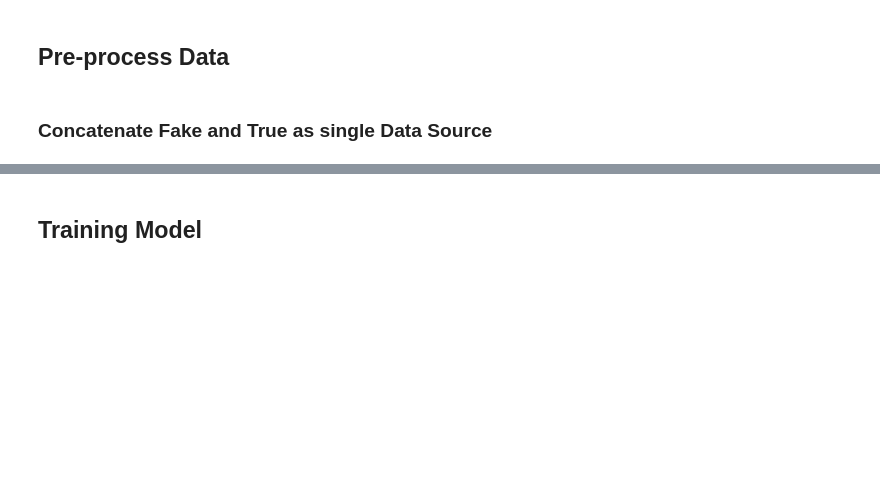
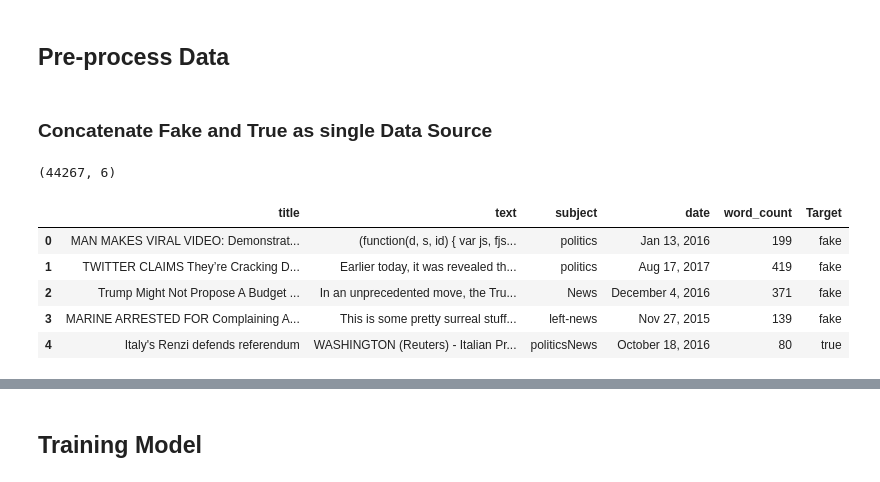
Before and after one commit to JessieLuo/AppliedMachineLearning, a Jupyter notebook: fakeNewsDetection.ipynb, the cells around one changed output, grey strips where cells are left out. Drawn from its saved outputs; the diff is of its cells as text; code cells hidden in the pictures; blank space fills up the shorter version.

```diff
--- a/fakeNewsDetection.ipynb
+++ b/fakeNewsDetection.ipynb
@@ -165,0 +222,13 @@ plt.show()
+# %%
+# concate them together and mix in random
+news_df = pd.concat([fake_df, true_df]).sample(frac=1).reset_index(drop=True)
+print(news_df.shape)
+news_df.head()
+# %% [output]
+(44267, 6)
+|  | title | text | subject | date | word_count | Target |
+| 0 | MAN MAKES VIRAL VIDEO: Demonstrat... | (function(d, s, id) { var js, fjs... | politics | Jan 13, 2016 | 199 | fake |
+| 1 | TWITTER CLAIMS They’re Cracking D... | Earlier today, it was revealed th... | politics | Aug 17, 2017 | 419 | fake |
+| 2 | Trump Might Not Propose A Budget ... | In an unprecedented move, the Tru... | News | December 4, 2016 | 371 | fake |
+| 3 | MARINE ARRESTED FOR Complaining A... | This is some pretty surreal stuff... | left-news | Nov 27, 2015 | 139 | fake |
+| 4 | Italy's Renzi defends referendum | WASHINGTON (Reuters) - Italian Pr... | politicsNews | October 18, 2016 | 80 | true |
```
Also changed, not shown: parts of 35 cells of this notebook.
